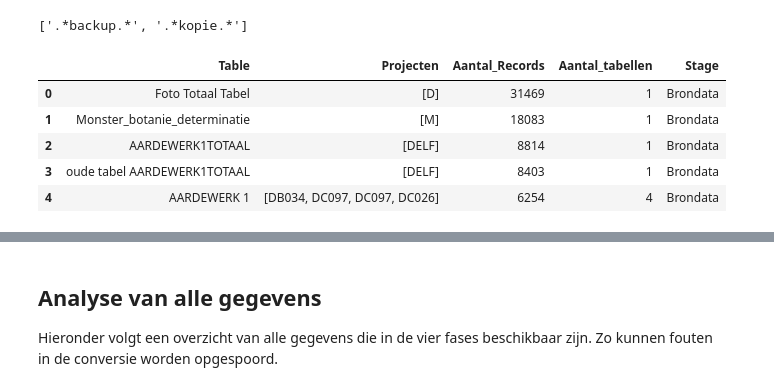
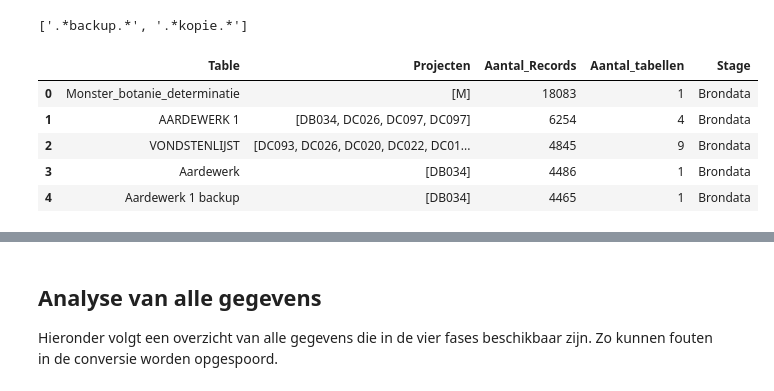
Before and after one commit to brienen/wasstraat_archeologische_data, a Jupyter notebook: notebooks/Analyse Tables.ipynb, the cells around one changed output, grey strips where cells are left out. Cells and saved outputs as stored; diff of their text form; code cells hidden in the pictures.

```diff
--- a/notebooks/Analyse Tables.ipynb
+++ b/notebooks/Analyse Tables.ipynb
@@ -26,11 +27,11 @@ AIRFLOW_WASSTRAAT_CONFIG = "./wasstraat_config/Wasstraat_Config_Harmonize.xlsx"
 # %%
 def AggregateData(df, fase):
     df['teller'] = pd.to_numeric(df['teller'])
-    df = df.groupby('table').agg({'project':lambda x: list(x), 'teller':lambda x: sum(x)})
-    df['Count'] = df.apply(lambda x: len(x.project), axis=1)
+    df = df.groupby('table').agg({'projectcd':lambda x: list(x), 'teller':lambda x: sum(x)})
+    df['Count'] = df.apply(lambda x: len(x.projectcd), axis=1)
     df['Stage'] = fase
     df = df.sort_values('teller', ascending=False).reset_index()
-    df = df.rename(columns={'table': 'Table', 'project': 'Projecten', 'teller': 'Aantal_Records', 'Count': 'Aantal_tabellen'}).sort_index()
+    df = df.rename(columns={'table': 'Table', 'projectcd': 'Projecten', 'teller': 'Aantal_Records', 'Count': 'Aantal_tabellen'}).sort_index()
     return df
 # %%
 xl = pd.read_excel(AIRFLOW_WASSTRAAT_CONFIG, None);
@@ -42,17 +43,17 @@ ignore_lst
 # %% [output]
 ['.*backup.*', '.*kopie.*']
 # %%
-grp_aggr = [{"$match" : {'project': {'$nin': ['MAGAZIJN', 'DELF-IT', 'Digifotos']}, 'table': { '$not': {'$regex':"^SYS.*"}}}},
-            {"$group": { "_id": { 'project': "$project", 'table': "$table", 'teller': '$teller'}}},
-            {'$replaceRoot': {'newRoot': {'project': "$_id.project", 'table': "$_id.table", 'teller': "$_id.teller"}}}]
+grp_aggr = [{"$match" : {'projectcd': {'$nin': ['MAGAZIJN', 'DELF-IT', 'Digifotos', 'D', 'DELF']}, 'table': { '$not': {'$regex':"^SYS.*"}}}},
+            {"$group": { "_id": { 'projectcd': "$projectcd", 'table': "$table", 'teller': '$teller'}}},
+            {'$replaceRoot': {'newRoot': {'projectcd': "$_id.projectcd", 'table': "$_id.table", 'teller': "$_id.teller"}}}]
 
 df_brondata = AggregateData(pd.DataFrame(list(metaCollection.aggregate(grp_aggr))), 'Brondata')
 df_brondata.head(5)
 # %% [output]
 |  | Table | Projecten | Aantal_Records | Aantal_tabellen | Stage |
-| 0 | Foto Totaal Tabel | [D] | 31469 | 1 | Brondata |
-| 1 | Monster_botanie_determinatie | [M] | 18083 | 1 | Brondata |
-| 2 | AARDEWERK1TOTAAL | [DELF] | 8814 | 1 | Brondata |
-| 3 | oude tabel AARDEWERK1TOTAAL | [DELF] | 8403 | 1 | Brondata |
-| 4 | AARDEWERK 1 | [DB034, DC097, DC097, DC026] | 6254 | 4 | Brondata |
+| 0 | Monster_botanie_determinatie | [M] | 18083 | 1 | Brondata |
+| 1 | AARDEWERK 1 | [DB034, DC026, DC097, DC097] | 6254 | 4 | Brondata |
+| 2 | VONDSTENLIJST | [DC093, DC026, DC020, DC022, DC01... | 4845 | 9 | Brondata |
+| 3 | Aardewerk | [DB034] | 4486 | 1 | Brondata |
+| 4 | Aardewerk 1 backup | [DB034] | 4465 | 1 | Brondata |
 # %%
```
Also changed, not shown: parts of 12 cells of this notebook, 26 other files.
